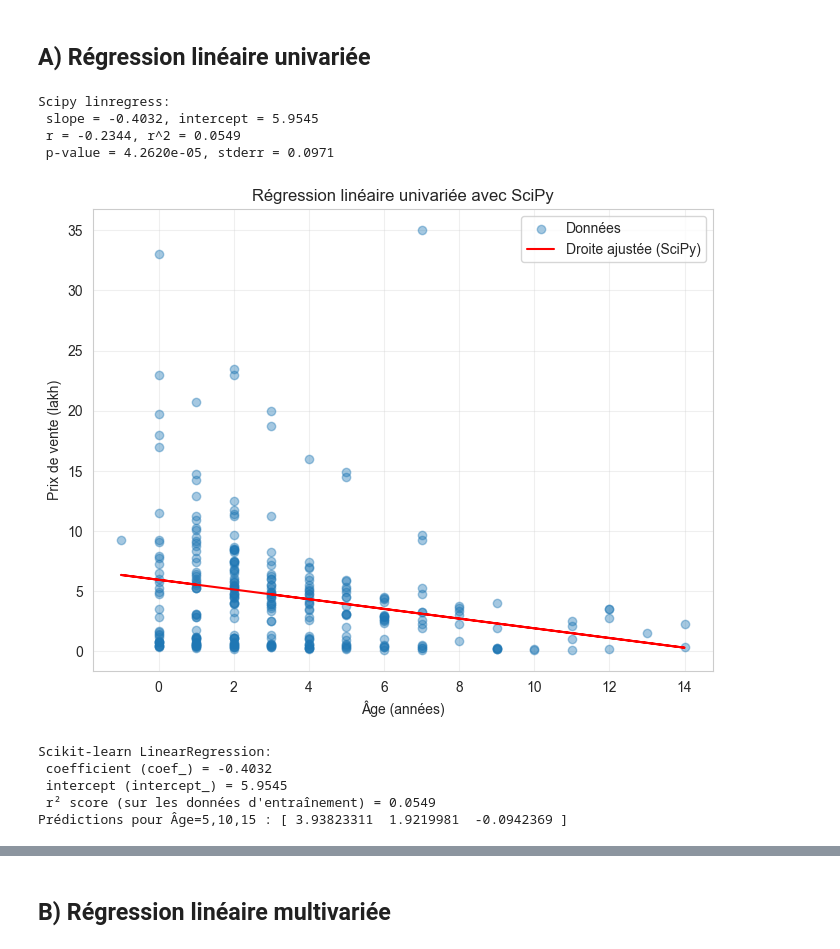
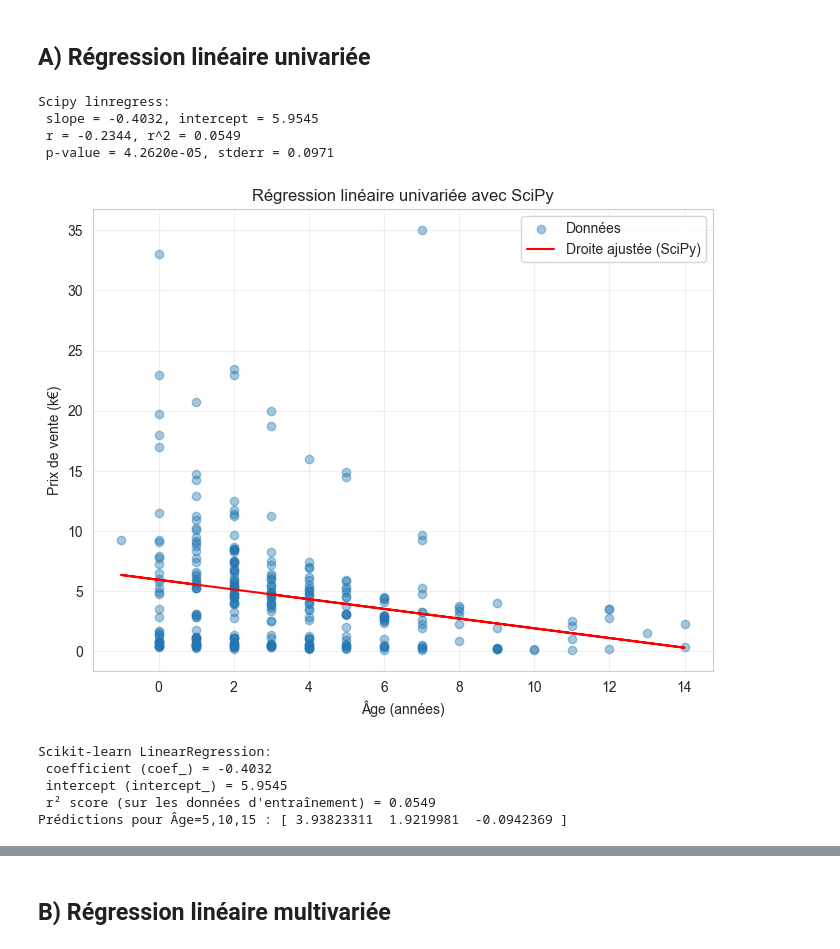
Before and after one commit to axel-achart/new-car, a Jupyter notebook: notebook.ipynb, the cells around one changed output, grey strips where cells are left out. Saved outputs shown, nothing was run; the diff lists cells and outputs as text; code cells hidden in the pictures.

```diff
--- a/notebook.ipynb
+++ b/notebook.ipynb
@@ -248,42 +248,42 @@ plt.figure(figsize=(8, 6))
 plt.scatter(df_clean['Age'], df_clean['Selling_Price'], alpha=0.4, label='Données')
 plt.plot(df_clean['Age'], intercept + slope * df_clean['Age'], 'r', label='Droite ajustée (SciPy)')
 plt.xlabel('Âge (années)')
-plt.ylabel('Prix de vente (lakh)')
+plt.ylabel('Prix de vente (k€)')
 plt.title('Régression linéaire univariée avec SciPy')
 plt.legend()
 plt.grid(alpha=0.3)
 plt.show()
 
 # -------------------
 # 2. Méthode scikit-learn
 model = LinearRegression()
 model.fit(X, y)
 print("\nScikit-learn LinearRegression:")
 print(f" coefficient (coef_) = {model.coef_[0]:.4f}")
 print(f" intercept (intercept_) = {model.intercept_:.4f}")
 print(f" r² score (sur les données d'entraînement) = {model.score(X, y):.4f}")
 
 # quelques prédictions
 ages_test = np.array([[5], [10], [15]])
 print("Prédictions pour Âge=5,10,15 :", model.predict(ages_test))
 
 # Visualisation de la droite de régression scikit-learn
 y_pred = model.predict(X)
 plt.figure(figsize=(8, 6))
 plt.scatter(df_clean['Age'], df_clean['Selling_Price'], alpha=0.4, label='Données')
 plt.plot(df_clean['Age'], y_pred, color='green', label='Droite ajustée (sklearn)')
 plt.xlabel('Âge (années)')
-plt.ylabel('Prix de vente (lakh)')
+plt.ylabel('Prix de vente (k€)')
 plt.title('Régression linéaire univariée avec scikit-learn')
 plt.legend()
 plt.grid(alpha=0.3)
 plt.show()
 # %% [output]
 Scipy linregress:
  slope = -0.4032, intercept = 5.9545
  r = -0.2344, r^2 = 0.0549
  p-value = 4.2620e-05, stderr = 0.0971
-[figure, old version]
+[figure, new version]
 Scikit-learn LinearRegression:
  coefficient (coef_) = -0.4032
  intercept (intercept_) = 5.9545
```
Also changed, not shown: parts of 9 cells of this notebook, 1 other file.
